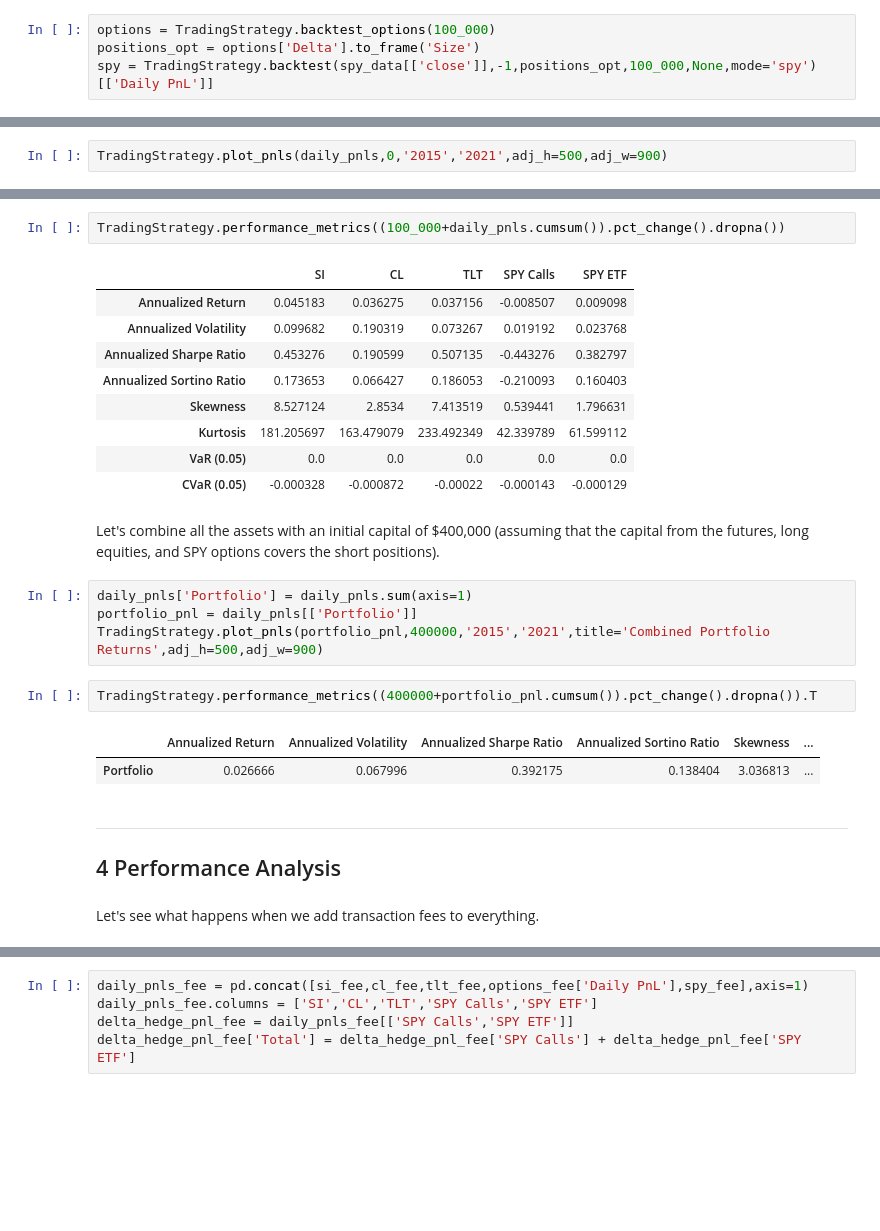
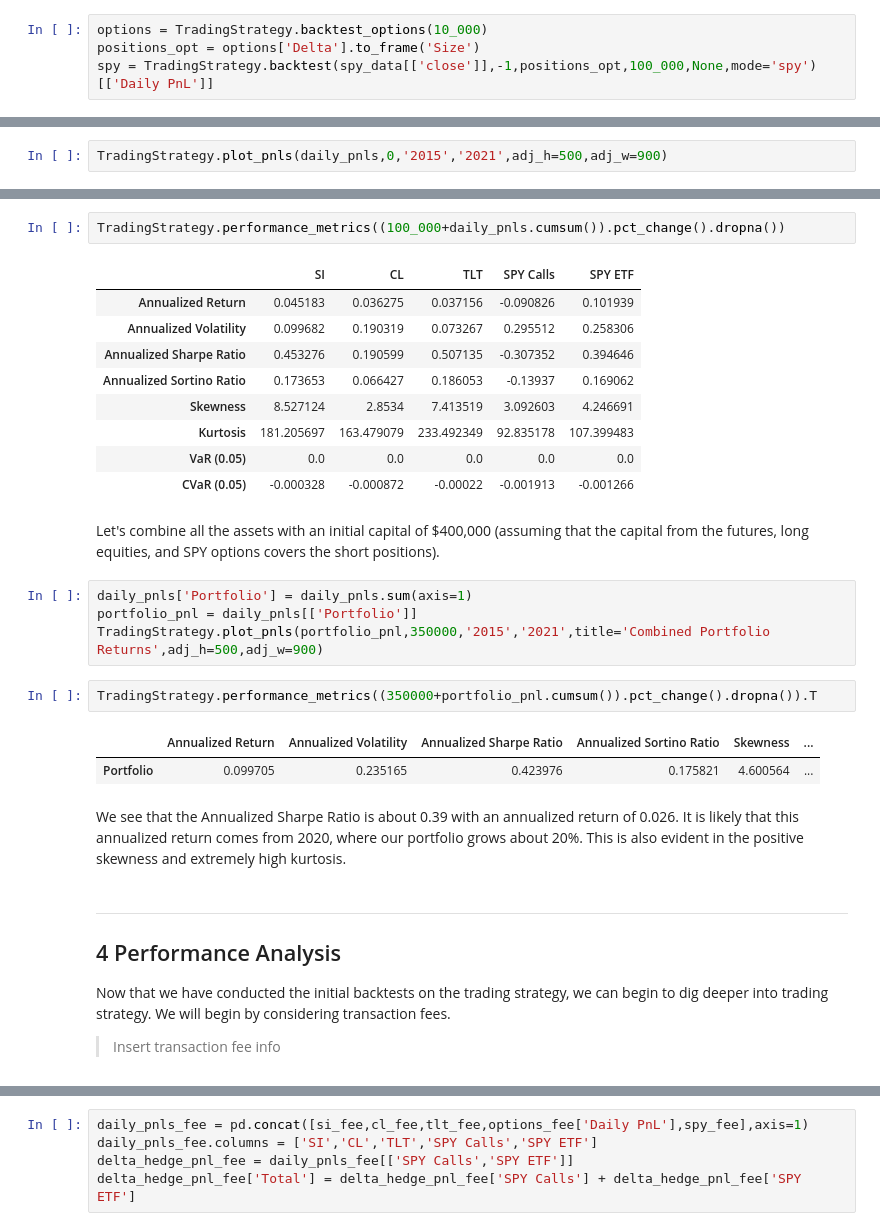
Before and after one commit to tsmcdonnell6604/Quant-Trading-Strategies, a Jupyter notebook: Project/Final_Project.ipynb, the cells around one changed output, grey strips where cells are left out. Saved outputs shown, nothing was run; the diff lists cells and outputs as text; blank space fills up the shorter version.

```diff
--- a/Project/Final_Project.ipynb
+++ b/Project/Final_Project.ipynb
@@ -258,5 +258,5 @@ Futures have quarterly expires and thus it is good to roll them over at an earli
 # %%
-options = TradingStrategy.backtest_options(100_000)
+options = TradingStrategy.backtest_options(10_000)
 positions_opt = options['Delta'].to_frame('Size')
 spy = TradingStrategy.backtest(spy_data[['close']],-1,positions_opt,100_000,None,mode='spy')[['Daily PnL']]
 # %% [markdown]
@@ -283,31 +288,35 @@ This assumes a $100,000 initial capital for all assets. When we examine the port
 TradingStrategy.performance_metrics((100_000+daily_pnls.cumsum()).pct_change().dropna())
 # %% [output]
 |  | SI | CL | TLT | SPY Calls | SPY ETF |
-| Annualized Return | 0.045183 | 0.036275 | 0.037156 | -0.008507 | 0.009098 |
-| Annualized Volatility | 0.099682 | 0.190319 | 0.073267 | 0.019192 | 0.023768 |
-| Annualized Sharpe Ratio | 0.453276 | 0.190599 | 0.507135 | -0.443276 | 0.382797 |
-| Annualized Sortino Ratio | 0.173653 | 0.066427 | 0.186053 | -0.210093 | 0.160403 |
-| Skewness | 8.527124 | 2.8534 | 7.413519 | 0.539441 | 1.796631 |
-| Kurtosis | 181.205697 | 163.479079 | 233.492349 | 42.339789 | 61.599112 |
+| Annualized Return | 0.045183 | 0.036275 | 0.037156 | -0.090826 | 0.101939 |
+| Annualized Volatility | 0.099682 | 0.190319 | 0.073267 | 0.295512 | 0.258306 |
+| Annualized Sharpe Ratio | 0.453276 | 0.190599 | 0.507135 | -0.307352 | 0.394646 |
+| Annualized Sortino Ratio | 0.173653 | 0.066427 | 0.186053 | -0.13937 | 0.169062 |
+| Skewness | 8.527124 | 2.8534 | 7.413519 | 3.092603 | 4.246691 |
+| Kurtosis | 181.205697 | 163.479079 | 233.492349 | 92.835178 | 107.399483 |
 | VaR (0.05) | 0.0 | 0.0 | 0.0 | 0.0 | 0.0 |
-| CVaR (0.05) | -0.000328 | -0.000872 | -0.00022 | -0.000143 | -0.000129 |
+| CVaR (0.05) | -0.000328 | -0.000872 | -0.00022 | -0.001913 | -0.001266 |
 # %% [markdown]
 Let's combine all the assets with an initial capital of $400,000 (assuming that the capital from the futures, long equities, and SPY options covers the short positions).
 # %%
 daily_pnls['Portfolio'] = daily_pnls.sum(axis=1)
 portfolio_pnl = daily_pnls[['Portfolio']]
-TradingStrategy.plot_pnls(portfolio_pnl,400000,'2015','2021',title='Combined Portfolio Returns',adj_h=500,adj_w=900)
+TradingStrategy.plot_pnls(portfolio_pnl,350000,'2015','2021',title='Combined Portfolio Returns',adj_h=500,adj_w=900)
 # %%
-TradingStrategy.performance_metrics((400000+portfolio_pnl.cumsum()).pct_change().dropna()).T
+TradingStrategy.performance_metrics((350000+portfolio_pnl.cumsum()).pct_change().dropna()).T
 # %% [output]
 |  | Annualized Return | Annualized Volatility | Annualized Sharpe Ratio | Annualized Sortino Ratio | Skewness | ... |
-| Portfolio | 0.026666 | 0.067996 | 0.392175 | 0.138404 | 3.036813 | ... |
+| Portfolio | 0.099705 | 0.235165 | 0.423976 | 0.175821 | 4.600564 | ... |
-# %% [markdown]
-***
-
-## 4 Performance Analysis
-# %% [markdown]
-Let's see what happens when we add transaction fees to everything.
+# %% [markdown]
+We see that the Annualized Sharpe Ratio is about 0.39 with an annualized return of 0.026. It is likely that this annualized return comes from 2020, where our portfolio grows about 20%. This is also evident in the positive skewness and extremely high kurtosis.
+# %% [markdown]
+***
+
+## 4 Performance Analysis
+
+Now that we have conducted the initial backtests on the trading strategy, we can begin to dig deeper into trading strategy. We will begin by considering transaction fees.
+
+> Insert transaction fee info
 # %%
 si_fee = TradingStrategy.backtest(si_data,-1,positions_si,100_000,16000,5000,mode='future',transaction_fee=2.25)[['Daily PnL']]
 cl_fee = TradingStrategy.backtest(cl_data,-1,positions_cl,100_000,12000,1000,mode='future',transaction_fee=2.25)[['Daily PnL']]
```
Also changed, not shown: parts of 20 cells of this notebook, 3 other files.
